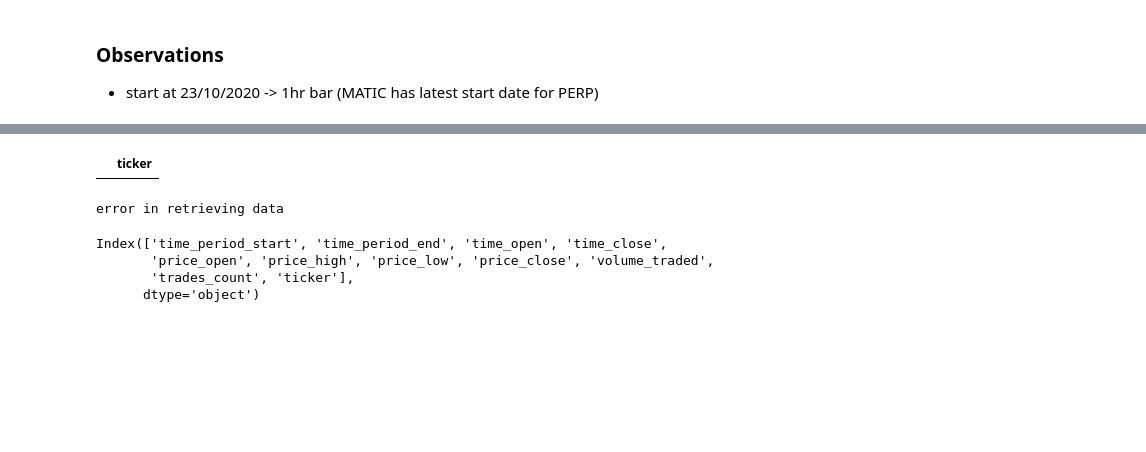
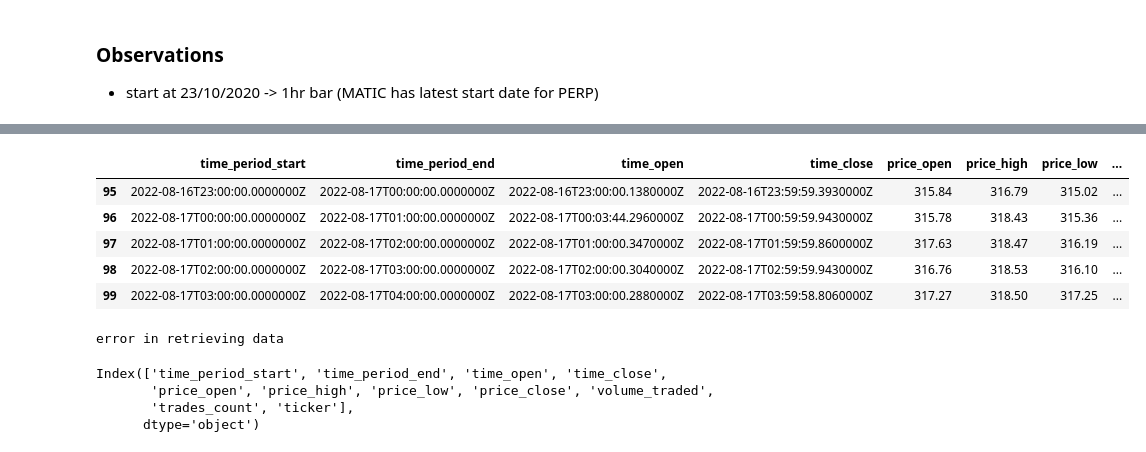
Before and after one commit to regression-gerry/hurst_capstone, a Jupyter notebook: notebooks/research_test.ipynb, the cells around one changed output, grey strips where cells are left out. Cells and saved outputs as stored; diff of their text form; code cells hidden in the pictures; blank space fills up the shorter version.

```diff
--- a/notebooks/research_test.ipynb
+++ b/notebooks/research_test.ipynb
@@ -7,0 +94,7 @@ import numpy as np
+# %%
+for i in range(len(data['items'])):
+    try:
+        print(data['items'][i]['volumeInfo']['imageLinks']['thumbnail'])
+    except Exception as e:
+        print(e)
+        continue
@@ -77,5 +219,6 @@ new_api_keys = [
     '62CDDFAC-C043-47AF-94B1-874BB6722F0A',
     '2557683A-3F65-4942-823D-871241C83AC7',
     '5845C6EB-7ED0-4D9E-B020-504BA17844C7',
+    'AB7FDBA0-F0A4-44C1-A224-A8D2ED84954D'
 
 ]
@@ -86,6 +225,7 @@ f'{new_api_keys[9]}'
 # %%
-url = f'https://rest.coinapi.io/v1/ohlcv/BINANCE_SPOT_BTC_USDT/history?period_id=1HRS&time_start=2022-10-23T00:00:00'
-headers = {'X-CoinAPI-Key' : f'{new_api_keys[9]}'}
+url = f'https://rest.coinapi.io/v1/ohlcv/BINANCEFTS_PERP_BTC_USDT/history?period_id=1HRS&time_start=2020-10-23T00:00:00'
+headers = {'X-CoinAPI-Key' : f'{new_api_keys[0]}'}
 response = requests.get(url, headers=headers)
+
 if response.status_code == 200:
     data = pd.DataFrame(response.json())
@@ -167,0 +347,8 @@ def get_data(df, start, count_limit, ticker, api_key):
+# %%
+start = '2021-06-26T09:00:00'
+ticker = perp_lst[2]
+api_key = new_api_keys[7]
+count_limit = 100
+df = pd.DataFrame()
+
+coin_df = get_data(tmp, start, count_limit, ticker, api_key)
@@ -168,4 +373,9 @@ def get_data(df, start, count_limit, ticker, api_key):
 # %%
-coin_df
+coin_df.tail()
 # %% [output]
-|  | ticker |
+|  | time_period_start | time_period_end | time_open | time_close | price_open | price_high | price_low | ... |
+| 95 | 2022-08-16T23:00:00.0000000Z | 2022-08-17T00:00:00.0000000Z | 2022-08-16T23:00:00.1380000Z | 2022-08-16T23:59:59.3930000Z | 315.84 | 316.79 | 315.02 | ... |
+| 96 | 2022-08-17T00:00:00.0000000Z | 2022-08-17T01:00:00.0000000Z | 2022-08-17T00:03:44.2960000Z | 2022-08-17T00:59:59.9430000Z | 315.78 | 318.43 | 315.36 | ... |
+| 97 | 2022-08-17T01:00:00.0000000Z | 2022-08-17T02:00:00.0000000Z | 2022-08-17T01:00:00.3470000Z | 2022-08-17T01:59:59.8600000Z | 317.63 | 318.47 | 316.19 | ... |
+| 98 | 2022-08-17T02:00:00.0000000Z | 2022-08-17T03:00:00.0000000Z | 2022-08-17T02:00:00.3040000Z | 2022-08-17T02:59:59.9430000Z | 316.76 | 318.53 | 316.10 | ... |
+| 99 | 2022-08-17T03:00:00.0000000Z | 2022-08-17T04:00:00.0000000Z | 2022-08-17T03:00:00.2880000Z | 2022-08-17T03:59:58.8060000Z | 317.27 | 318.50 | 317.25 | ... |
```
Also changed, not shown: parts of 32 cells of this notebook, 43 other files.
